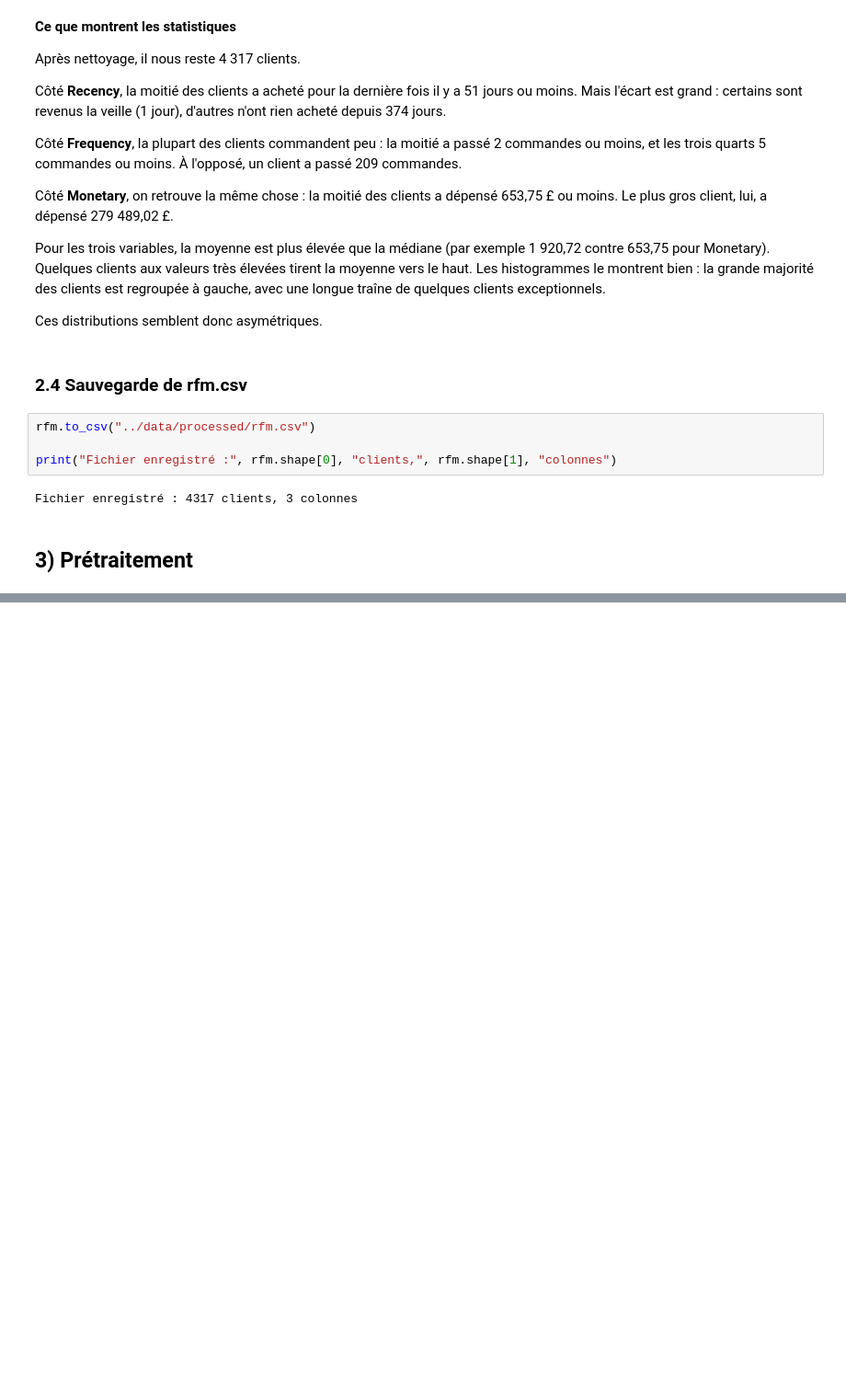
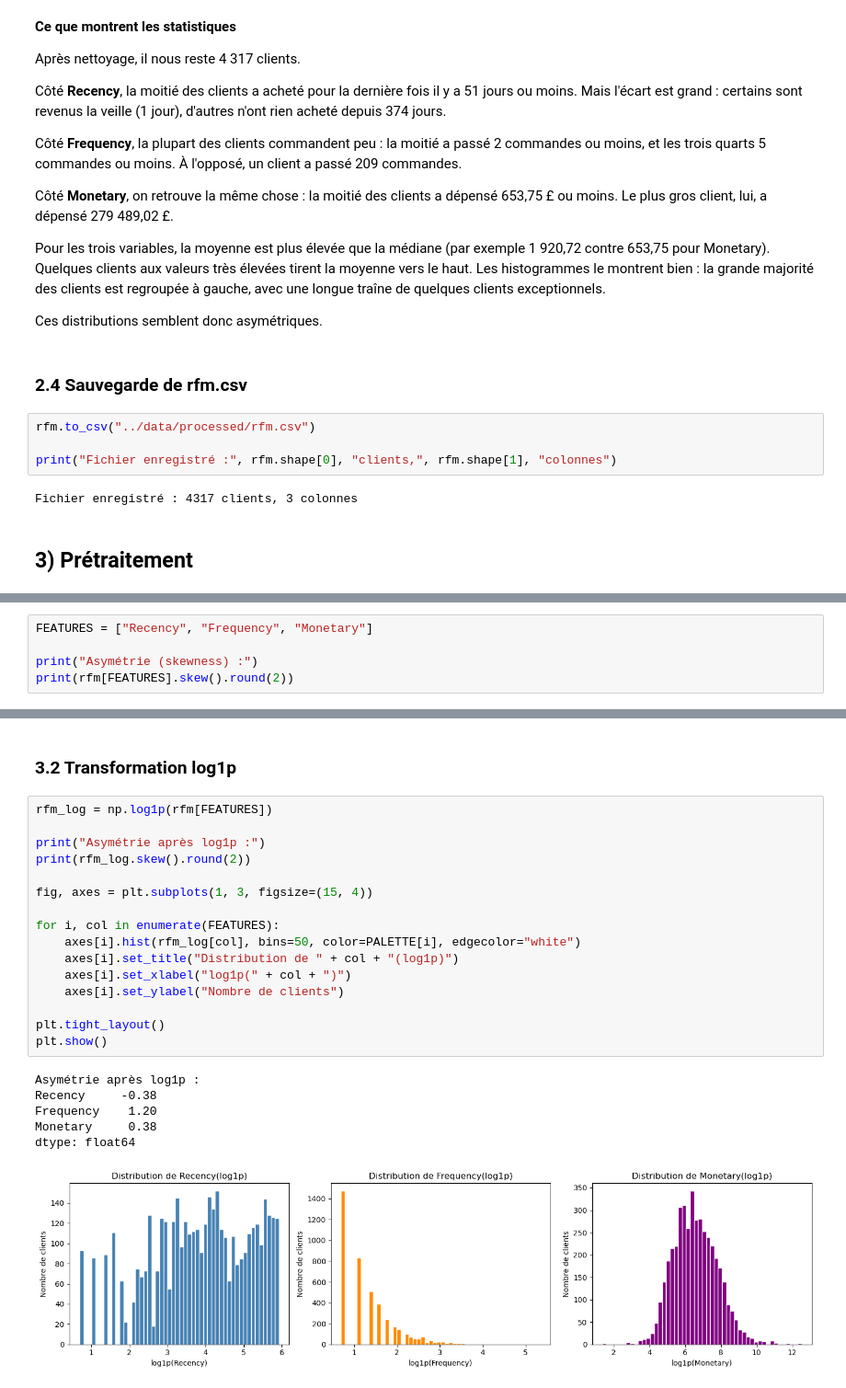
Before and after one commit to Zohair69/globalshop-rfm, a Jupyter notebook: notebooks/rfm_zohair.ipynb, the cells around one changed output, grey strips where cells are left out. Shown at 92% size. Cells and saved outputs as stored; diff of their text form; blank space fills up the shorter version.

Commit message:
[Zohair] Étape 3 : asymétrie, log1p, standardisation et sauvegarde du scaler

```diff
--- a/notebooks/rfm_zohair.ipynb
+++ b/notebooks/rfm_zohair.ipynb
@@ -334,0 +337,5 @@ Fichier enregistré : 4317 clients, 3 colonnes
+# %%
+FEATURES = ["Recency", "Frequency", "Monetary"]
+
+print("Asymétrie (skewness) :")
+print(rfm[FEATURES].skew().round(2))
@@ -334,0 +356,25 @@ Fichier enregistré : 4317 clients, 3 colonnes
+# %% [markdown]
+### 3.2 Transformation log1p
+# %%
+rfm_log = np.log1p(rfm[FEATURES])
+
+print("Asymétrie après log1p :")
+print(rfm_log.skew().round(2))
+
+fig, axes = plt.subplots(1, 3, figsize=(15, 4))
+
+for i, col in enumerate(FEATURES):
+    axes[i].hist(rfm_log[col], bins=50, color=PALETTE[i], edgecolor="white")
+    axes[i].set_title("Distribution de " + col + "(log1p)")
+    axes[i].set_xlabel("log1p(" + col + ")")
+    axes[i].set_ylabel("Nombre de clients")
+
+plt.tight_layout()
+plt.show()
+# %% [output]
+Asymétrie après log1p :
+Recency     -0.38
+Frequency    1.20
+Monetary     0.38
+dtype: float64
+[figure, added]
```
Also changed, not shown: parts of 11 cells of this notebook, 1 other file.
